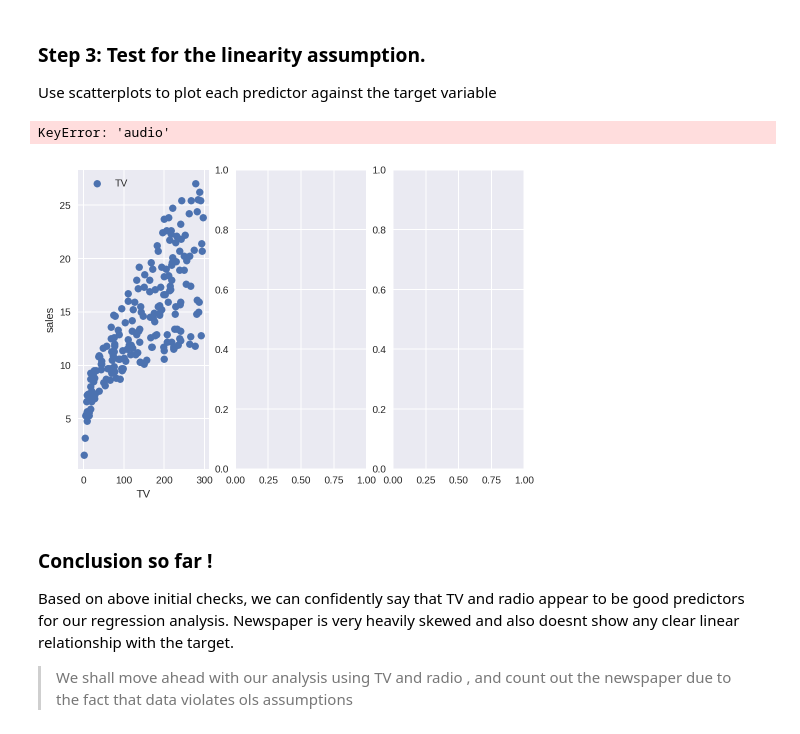
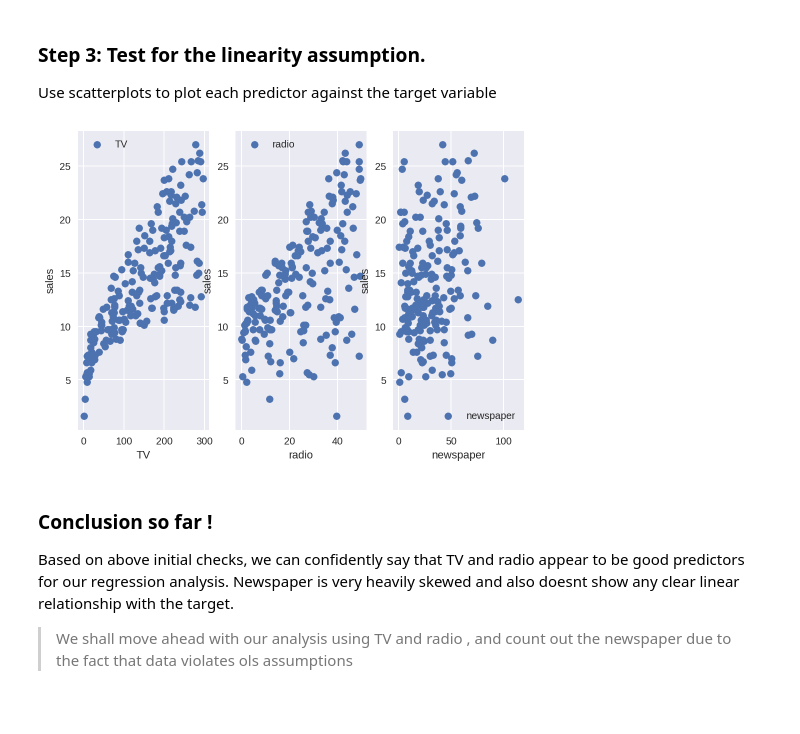
Before and after one commit to ZMBailey/dsc-01-10-13-regression-statsmodels-lab-seattle-ds-career-040119, a Jupyter notebook: index.ipynb, the cells around one changed output. Saved outputs shown, nothing was run; the diff lists cells and outputs as text; code cells hidden in the pictures; blank space fills up the shorter version.

```diff
--- a/index.ipynb
+++ b/index.ipynb
@@ -84,19 +84,18 @@ for col in df.columns:
 Use scatterplots to plot each predictor against the target variable
 # %%
 # visualize the relationship between the preditors and the target using scatterplots
-media = ["TV", "rad", "newspaper"]
+media = ["TV", "radio", "newspaper"]
 
 fig, axes = plt.subplots(1,3)
 
 for i in range(3):
     axes[i].scatter(df[media[i]],df['sales'], label=media[i])
     axes[i].legend()
     axes[i].set_xlabel(media[i])
     axes[i].set_ylabel('sales')
 plt.show()
 # %% [output]
-KeyError: 'audio'
-[figure, old version]
+[figure, new version]
 # %%
 # Record yor observations on linearity here
 # %% [markdown]
```
